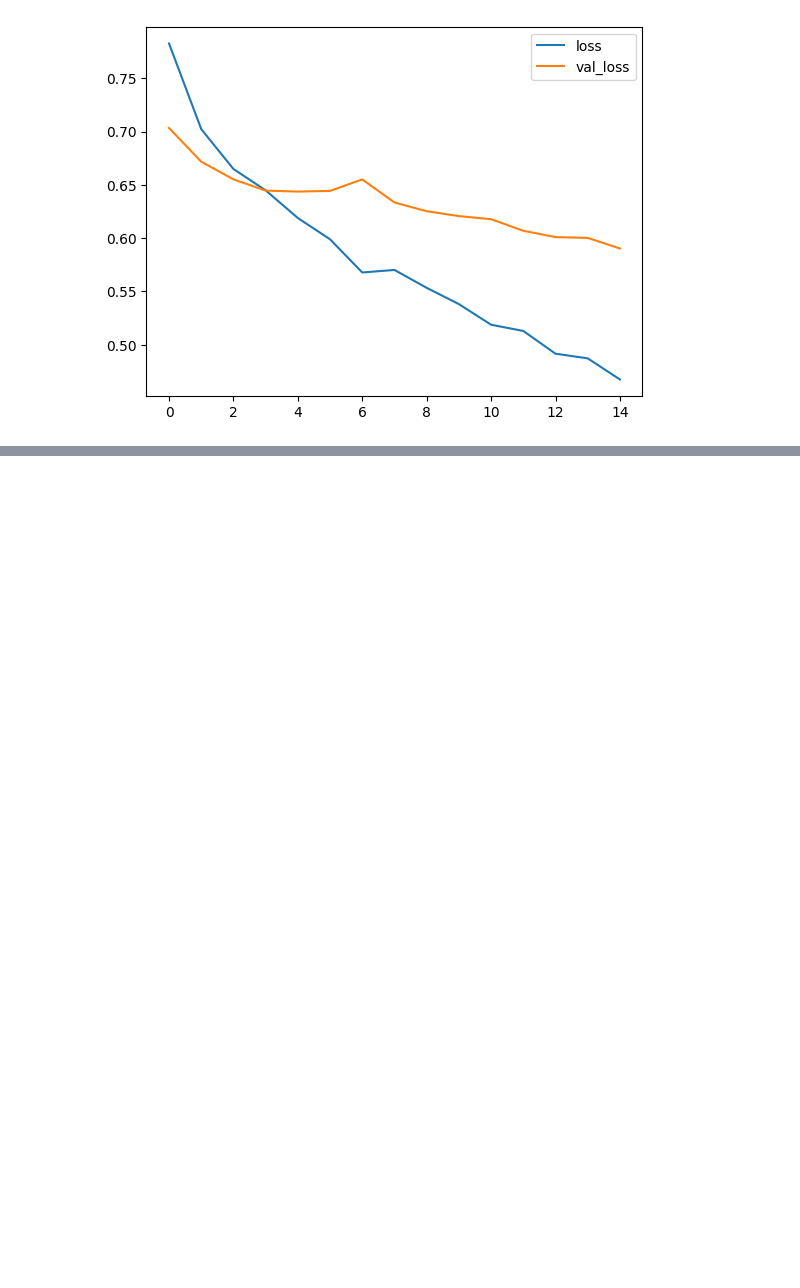
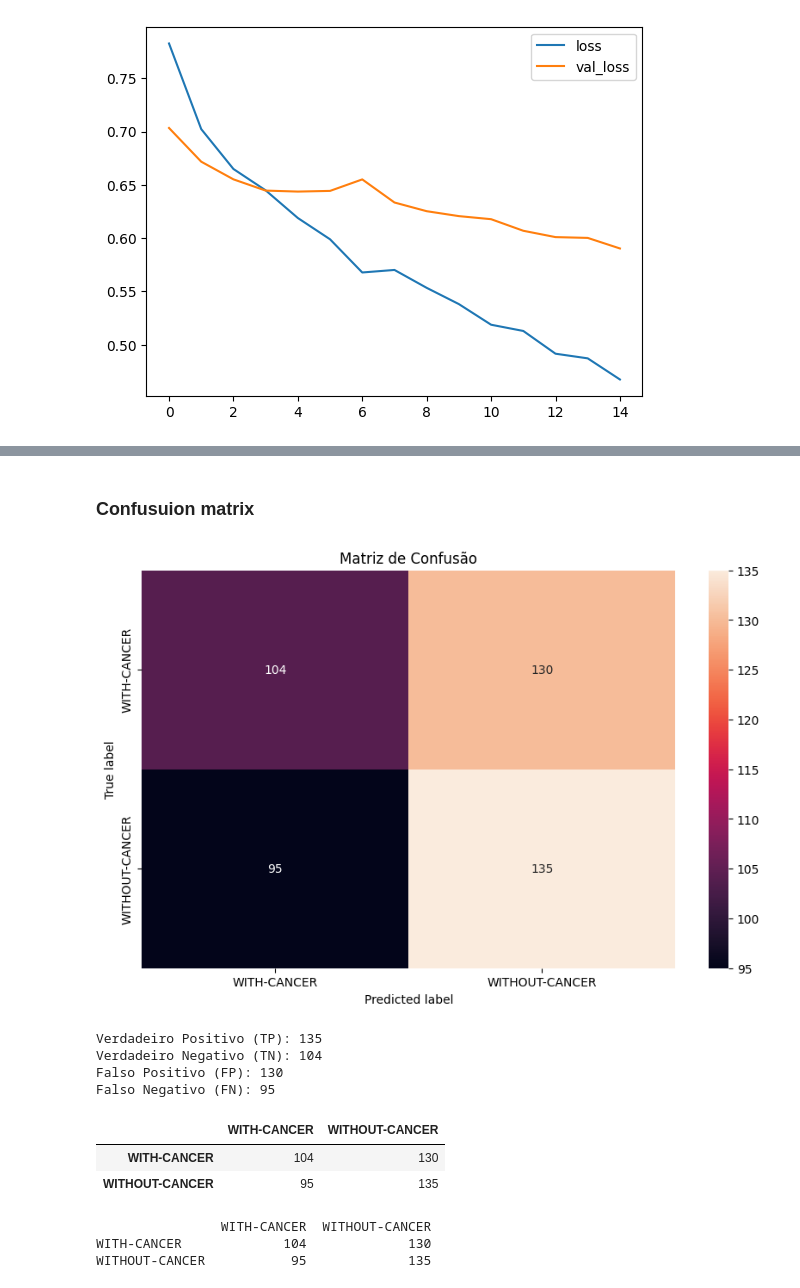
Before and after one commit to Vaftir/Breast-Cancer-Detection-AI-System, a Jupyter notebook: TCC2_MODELS.ipynb, the cells around one changed output, grey strips where cells are left out. Saved outputs shown, nothing was run; the diff lists cells and outputs as text; code cells hidden in the pictures; blank space fills up the shorter version.

```diff
--- a/TCC2_MODELS.ipynb
+++ b/TCC2_MODELS.ipynb
@@ -615 +292,48 @@ pd2[['loss', 'val_loss']].plot()
+# %% [markdown]
+### Confusuion matrix
+# %%
+from sklearn.metrics import confusion_matrix, ConfusionMatrixDisplay
+from sklearn.metrics import confusion_matrix
+import seaborn as sns
+import matplotlib.pyplot as plt
+
+
+# Obtenha as labels automaticamente
+class_labels = list(test_gen.class_indices.keys())
+
+# Construa o DataFrame para o seaborn
+cm_df = pd.DataFrame(cm, index=class_labels, columns=class_labels)
+
+plt.figure(figsize=(10, 6))
+sns.heatmap(cm_df, annot=True, fmt='d')  # fmt='d' para números inteiros
+plt.title('Matriz de Confusão')
+plt.ylabel('True label')
+plt.xlabel('Predicted label')
+plt.show()
+
+
+TP = cm[1, 1]  # Verdadeiro Positivo
+TN = cm[0, 0]  # Verdadeiro Negativo
+FP = cm[0, 1]  # Falso Positivo
+FN = cm[1, 0]  # Falso Negativo
+
+print(f"Verdadeiro Positivo (TP): {TP}")
+print(f"Verdadeiro Negativo (TN): {TN}")
+print(f"Falso Positivo (FP): {FP}")
+print(f"Falso Negativo (FN): {FN}")
+
+display(cm_df)
+print(cm_df)
+# %% [output]
+[figure, added]
+Verdadeiro Positivo (TP): 135
+Verdadeiro Negativo (TN): 104
+Falso Positivo (FP): 130
+Falso Negativo (FN): 95
+|  | WITH-CANCER | WITHOUT-CANCER |
+| WITH-CANCER | 104 | 130 |
+| WITHOUT-CANCER | 95 | 135 |
+                WITH-CANCER  WITHOUT-CANCER
+WITH-CANCER             104             130
+WITHOUT-CANCER           95             135
 # %% [markdown]
```
Also changed, not shown: parts of 50 cells of this notebook.
